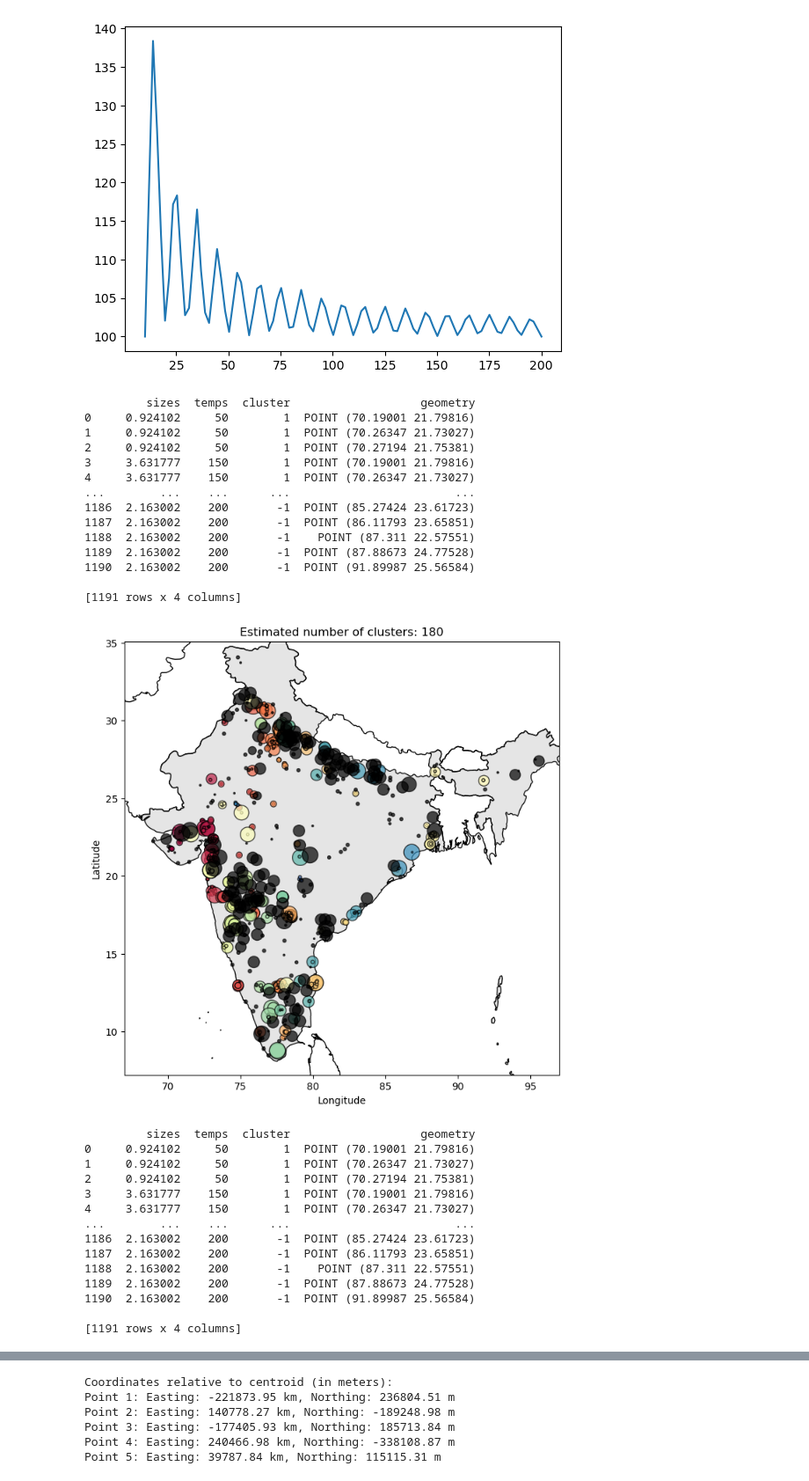
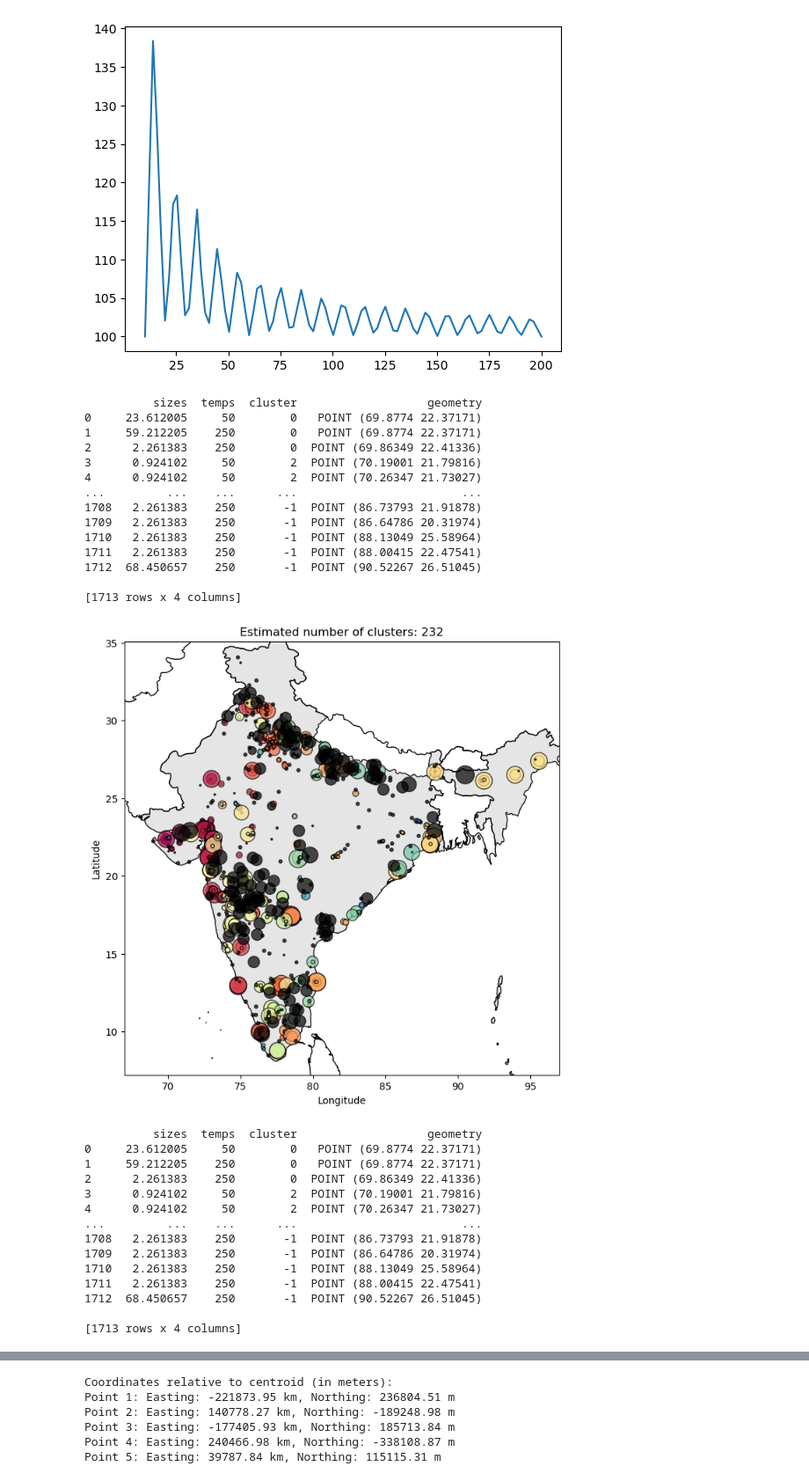
Before and after one commit to LukasFrankenQ/pypsa-earth-sec, a Jupyter notebook: notebooks/cluster_sites.ipynb, the cells around one changed output, grey strips where cells are left out. Shown at 88% size. Drawn from its saved outputs; the diff is of its cells as text; code cells hidden in the pictures.

Commit message:
fixed cutoff with temperature cutoff

```diff
--- a/notebooks/cluster_sites.ipynb
+++ b/notebooks/cluster_sites.ipynb
@@ -231,7 +231,7 @@ def get_india_data():
         }, inplace=True)
     df_melted['avg_demand'] = df_melted['total_demand'] / 8760
 
-    df_melted = df_melted.loc[df_melted['temperature'] < 250]
+    df_melted = df_melted.loc[df_melted['temperature'] <= 250]
     # df_melted = df_melted.loc[df_melted['temperature'] < 400]
 
     df_melted['x'] = df_melted['geometry'].x
@@ -317,7 +317,7 @@ def cluster_sites(
     sites['cluster'] = labels
     sites['cluster_size'] = list(map(pd.Series(labels).value_counts().get, labels))
 
-    max_cluster_size = 100
+    max_cluster_size = 10000
 
     # if max_cluster_size is not None:
     #     sites = sites.loc[
@@ -502,42 +502,42 @@ def cluster_sites(
         }).dropna()
 # %%
 data = list()
-for i, capex in enumerate([1000, 1500, 2000]):
+for i, capex in enumerate([1000, 1500, 2000][::-1]):
 
     region_df = cluster_sites(
         sites,
         pipe_capex_value=capex,
         do_plot=True,
         save_network_data=f'network_clustering_layout.geojson'
         ).sort_values('capex')
     data.append(region_df)
 # %% [output]
-         sizes  temps  cluster                   geometry
-0     0.924102     50        1  POINT (70.19001 21.79816)
-1     0.924102     50        1  POINT (70.26347 21.73027)
-2     0.924102     50        1  POINT (70.27194 21.75381)
-3     3.631777    150        1  POINT (70.19001 21.79816)
-4     3.631777    150        1  POINT (70.26347 21.73027)
-...        ...    ...      ...                        ...
-1186  2.163002    200       -1  POINT (85.27424 23.61723)
-1187  2.163002    200       -1  POINT (86.11793 23.65851)
-1188  2.163002    200       -1    POINT (87.311 22.57551)
-1189  2.163002    200       -1  POINT (87.88673 24.77528)
-1190  2.163002    200       -1  POINT (91.89987 25.56584)
+          sizes  temps  cluster                   geometry
+0     23.612005     50        0   POINT (69.8774 22.37171)
+1     59.212205    250        0   POINT (69.8774 22.37171)
+2      2.261383    250        0  POINT (69.86349 22.41336)
+3      0.924102     50        2  POINT (70.19001 21.79816)
+4      0.924102     50        2  POINT (70.26347 21.73027)
+...         ...    ...      ...                        ...
+1708   2.261383    250       -1  POINT (86.73793 21.91878)
+1709   2.261383    250       -1  POINT (86.64786 20.31974)
+1710   2.261383    250       -1  POINT (88.13049 25.58964)
+1711   2.261383    250       -1  POINT (88.00415 22.47541)
+1712  68.450657    250       -1  POINT (90.52267 26.51045)
 
-[1191 rows x 4 columns]
+[1713 rows x 4 columns]
-[figure, old version]
+[figure, new version]
-         sizes  temps  cluster                   geometry
-0     0.924102     50        1  POINT (70.19001 21.79816)
-1     0.924102     50        1  POINT (70.26347 21.73027)
-2     0.924102     50        1  POINT (70.27194 21.75381)
-3     3.631777    150        1  POINT (70.19001 21.79816)
-4     3.631777    150        1  POINT (70.26347 21.73027)
-...        ...    ...      ...                        ...
-1186  2.163002    200       -1  POINT (85.27424 23.61723)
-1187  2.163002    200       -1  POINT (86.11793 23.65851)
-1188  2.163002    200       -1    POINT (87.311 22.57551)
-1189  2.163002    200       -1  POINT (87.88673 24.77528)
-1190  2.163002    200       -1  POINT (91.89987 25.56584)
+          sizes  temps  cluster                   geometry
+0     23.612005     50        0   POINT (69.8774 22.37171)
+1     59.212205    250        0   POINT (69.8774 22.37171)
+2      2.261383    250        0  POINT (69.86349 22.41336)
+3      0.924102     50        2  POINT (70.19001 21.79816)
+4      0.924102     50        2  POINT (70.26347 21.73027)
+...         ...    ...      ...                        ...
+1708   2.261383    250       -1  POINT (86.73793 21.91878)
+1709   2.261383    250       -1  POINT (86.64786 20.31974)
+1710   2.261383    250       -1  POINT (88.13049 25.58964)
+1711   2.261383    250       -1  POINT (88.00415 22.47541)
+1712  68.450657    250       -1  POINT (90.52267 26.51045)
 
-[1191 rows x 4 columns]
+[1713 rows x 4 columns]
```
Also changed, not shown: parts of 6 cells of this notebook.
